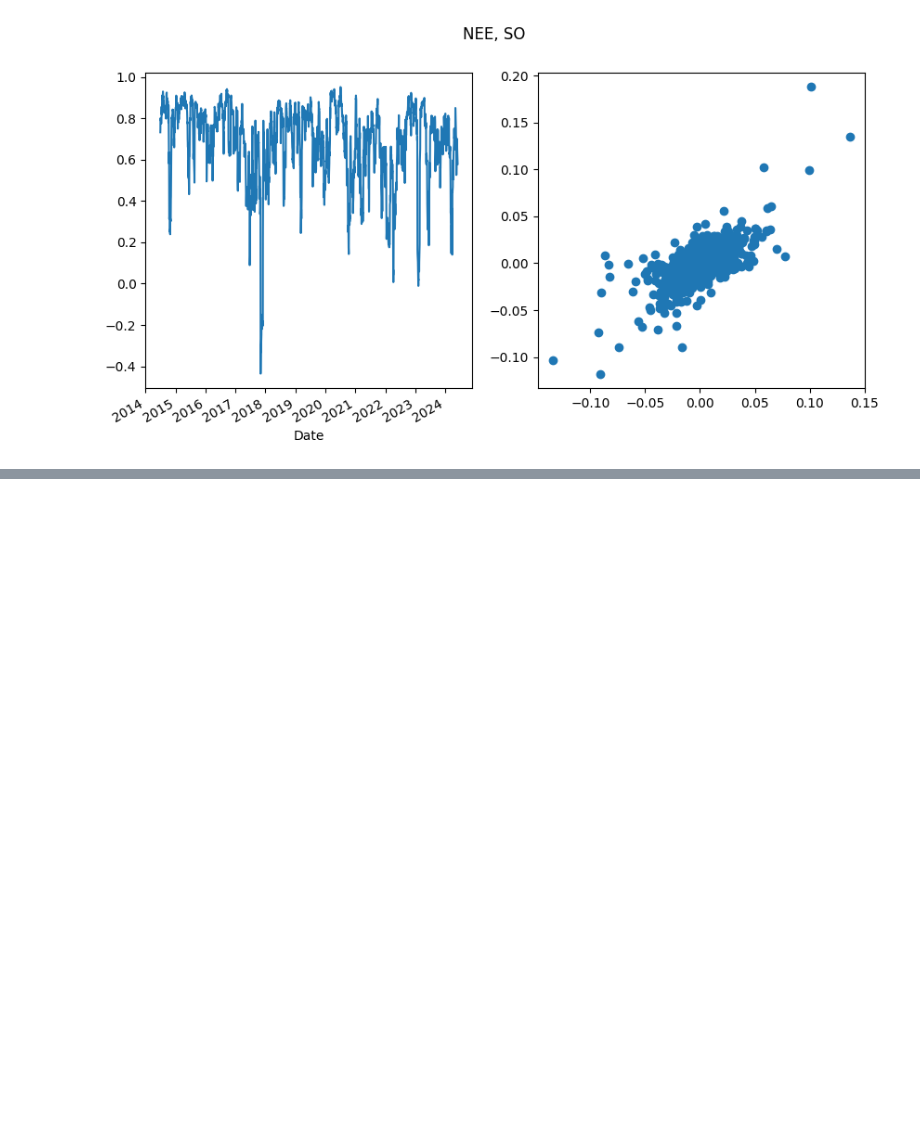
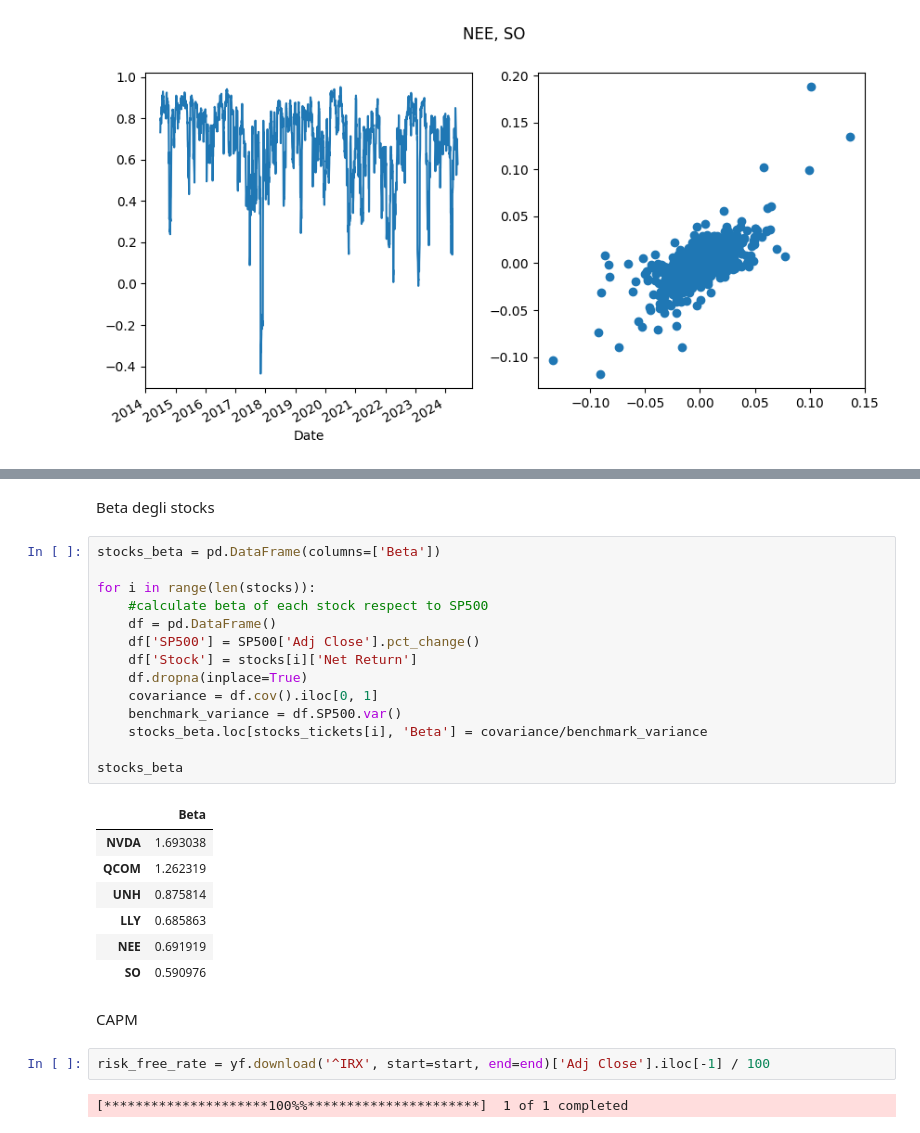
Before and after one commit to riccardo-savio/Progetto-BISF, a Jupyter notebook: studio.ipynb, the cells around one changed output, grey strips where cells are left out. Saved outputs shown, nothing was run; the diff lists cells and outputs as text; blank space fills up the shorter version.

Commit message:
CAPM

```diff
--- a/studio.ipynb
+++ b/studio.ipynb
@@ -512,0 +587,30 @@ for i in range(len(stocks)):
+# %% [markdown]
+Beta degli stocks
+# %%
+stocks_beta = pd.DataFrame(columns=['Beta'])
+
+for i in range(len(stocks)):
+    #calculate beta of each stock respect to SP500
+    df = pd.DataFrame()
+    df['SP500'] = SP500['Adj Close'].pct_change()
+    df['Stock'] = stocks[i]['Net Return']
+    df.dropna(inplace=True)
+    covariance = df.cov().iloc[0, 1]
+    benchmark_variance = df.SP500.var()
+    stocks_beta.loc[stocks_tickets[i], 'Beta'] = covariance/benchmark_variance
+
+stocks_beta
+# %% [output]
+|  | Beta |
+| NVDA | 1.693038 |
+| QCOM | 1.262319 |
+| UNH | 0.875814 |
+| LLY | 0.685863 |
+| NEE | 0.691919 |
+| SO | 0.590976 |
+# %% [markdown]
+CAPM
+# %%
+risk_free_rate = yf.download('^IRX', start=start, end=end)['Adj Close'].iloc[-1] / 100
+# %% [output]
+[*********************100%%**********************]  1 of 1 completed
```
Also changed, not shown: parts of 12 cells of this notebook, 6 other files.
